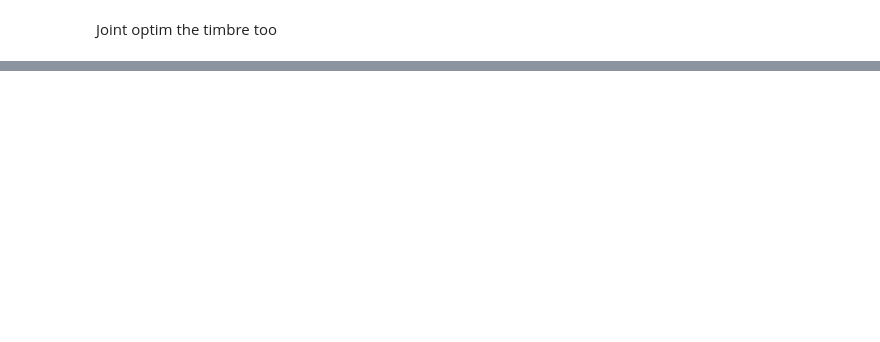
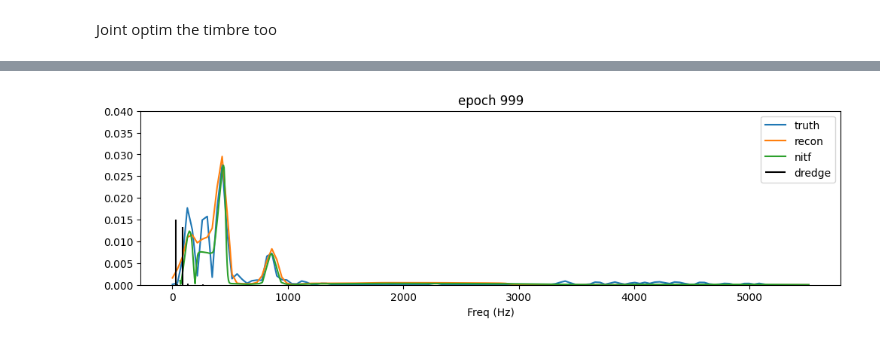
Before and after one commit to Daniel-Chin/Neural-Implicit-Timbre-Field, a Jupyter notebook: playground/single_page_latent_f0.ipynb, the cells around one changed output, grey strips where cells are left out. Saved outputs shown, nothing was run; the diff lists cells and outputs as text; code cells hidden in the pictures; blank space fills up the shorter version.

```diff
--- a/playground/single_page_latent_f0.ipynb
+++ b/playground/single_page_latent_f0.ipynb
@@ -169,4 +183,4 @@ for epoch in range(10):
     loss.backward()
     optim.step()
     print(epoch, loss.item(), latent_f0.item())
-    sleep(.5)
+    # sleep(.5)
@@ -503,7 +618,7 @@ def trainDredge(dredge: Dredge, ground_truth_energy, max_epoch=100, lr=1e-2):
 def trainVoice(max_epoch=100):
     trainers = []
     for d, e in zip(dredges, energies):
-        trainers.append(trainDredge(d, e, max_epoch, lr=hParams.lr))
+        trainers.append(trainDredge(d, e, max_epoch, lr=1e-2))
     for epoch in range(max_epoch):
         # print(epoch)
         for i, trainer in enumerate(trainers):
@@ -596,16 +721,19 @@ spec_hats = [None] * len(pages)
 hist_freq = [[] for _ in pages]
 hist_conf = [[] for _ in pages]
 nitf = NITF(hParams, False)
-tv = trainVoice(600)
+N_EPOCHS = 1000
+tv = trainVoice(N_EPOCHS)
 epoch = 0
 # %%
-for _ in tqdm([*range(300)]):
+for _ in tqdm([*range(N_EPOCHS)]):
     next(tv)
     plt.ylim(0, .04)
     plt.xlabel('Freq (Hz)')
     plt.title(f'epoch {epoch}')
     widePlot(6, 12)
     plt.savefig(f'./vid_out/a_{epoch}.png')
     epoch += 1
 widePlot()
 plt.show()
+# %% [output]
+[figure, added]
```
Also changed, not shown: parts of 26 cells of this notebook, 3 other files.
